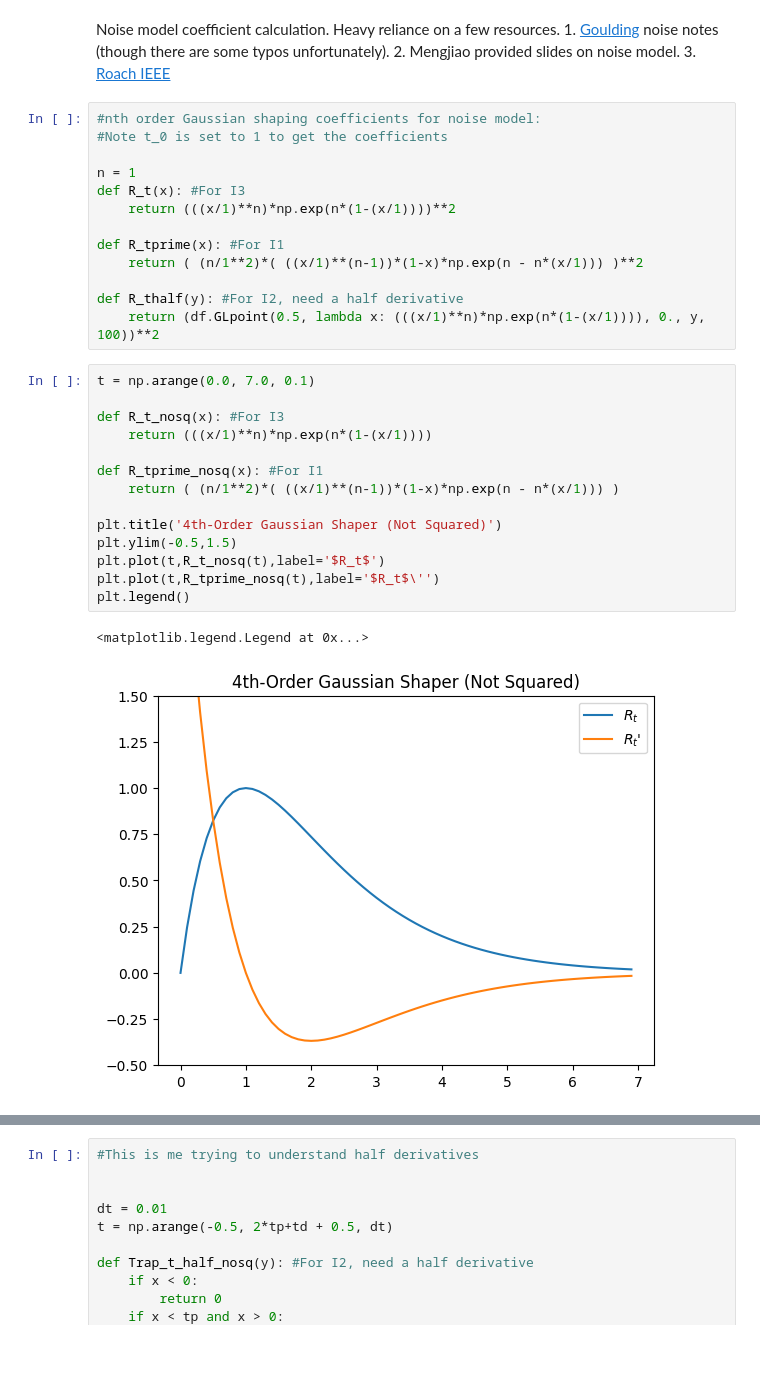
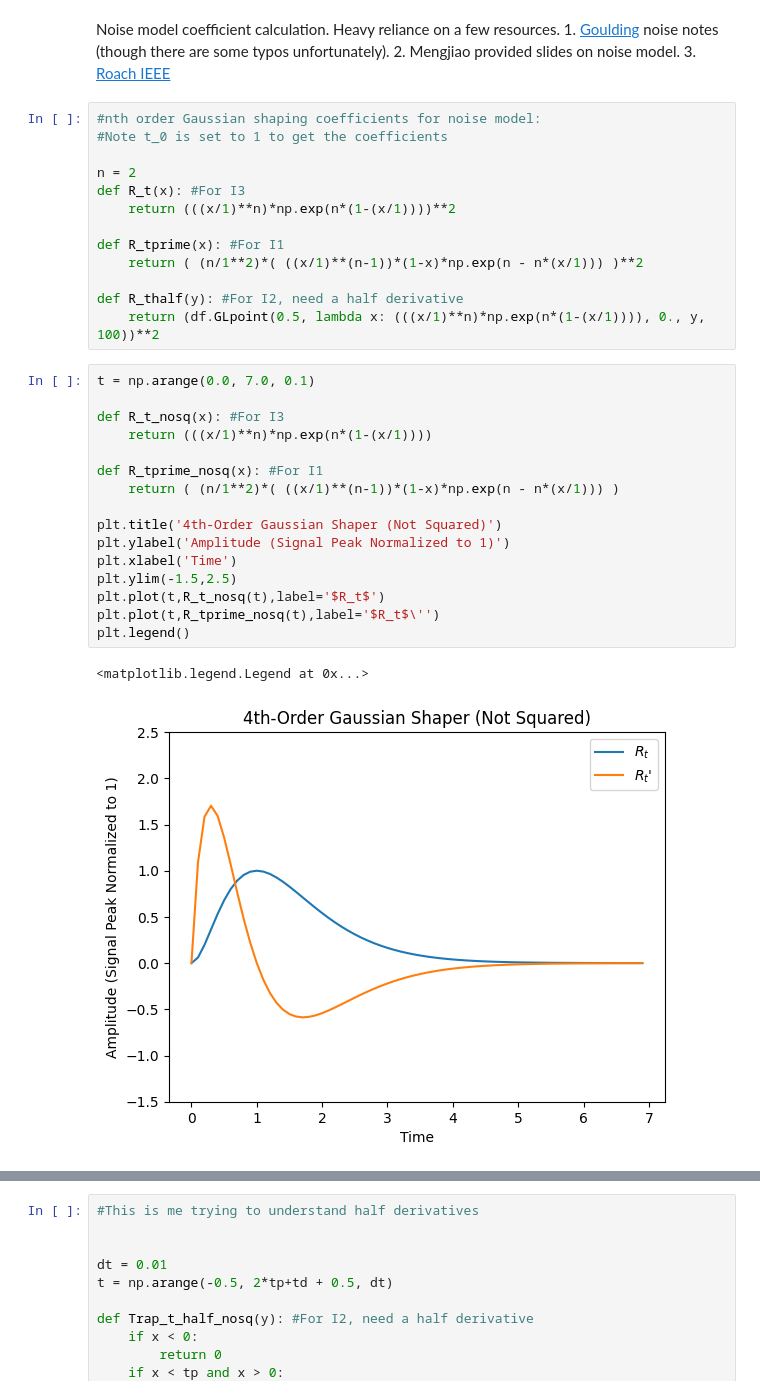
Before and after one commit to kelseyay/GAPS_Scripts, a Jupyter notebook: ActiveScripts/Python/Energy Resolution X-Rays/NoiseCoefficients.ipynb, the cells around one changed output, grey strips where cells are left out. Drawn from its saved outputs; the diff is of its cells as text; blank space fills up the shorter version.

```diff
--- a/ActiveScripts/Python/Energy Resolution X-Rays/NoiseCoefficients.ipynb
+++ b/ActiveScripts/Python/Energy Resolution X-Rays/NoiseCoefficients.ipynb
@@ -11,7 +11,7 @@ Noise model coefficient calculation. Heavy reliance on a few resources. 1. [Goul
 #nth order Gaussian shaping coefficients for noise model:
 #Note t_0 is set to 1 to get the coefficients
 
-n = 1
+n = 2
 def R_t(x): #For I3
     return (((x/1)**n)*np.exp(n*(1-(x/1))))**2
 
@@ -23,20 +23,22 @@ def R_thalf(y): #For I2, need a half derivative
 # %%
 t = np.arange(0.0, 7.0, 0.1)
 
 def R_t_nosq(x): #For I3
     return (((x/1)**n)*np.exp(n*(1-(x/1))))
 
 def R_tprime_nosq(x): #For I1
     return ( (n/1**2)*( ((x/1)**(n-1))*(1-x)*np.exp(n - n*(x/1))) )
 
 plt.title('4th-Order Gaussian Shaper (Not Squared)')
-plt.ylim(-0.5,1.5)
+plt.ylabel('Amplitude (Signal Peak Normalized to 1)')
+plt.xlabel('Time')
+plt.ylim(-1.5,2.5)
 plt.plot(t,R_t_nosq(t),label='$R_t$')
 plt.plot(t,R_tprime_nosq(t),label='$R_t$\'')
 plt.legend()
 # %% [output]
 <matplotlib.legend.Legend at 0x...>
-[figure, old version]
+[figure, new version]
 # %%
 result, error = quad(R_t, 0, 100)
 
```
Also changed, not shown: parts of 4 cells of this notebook, 11 other files.
